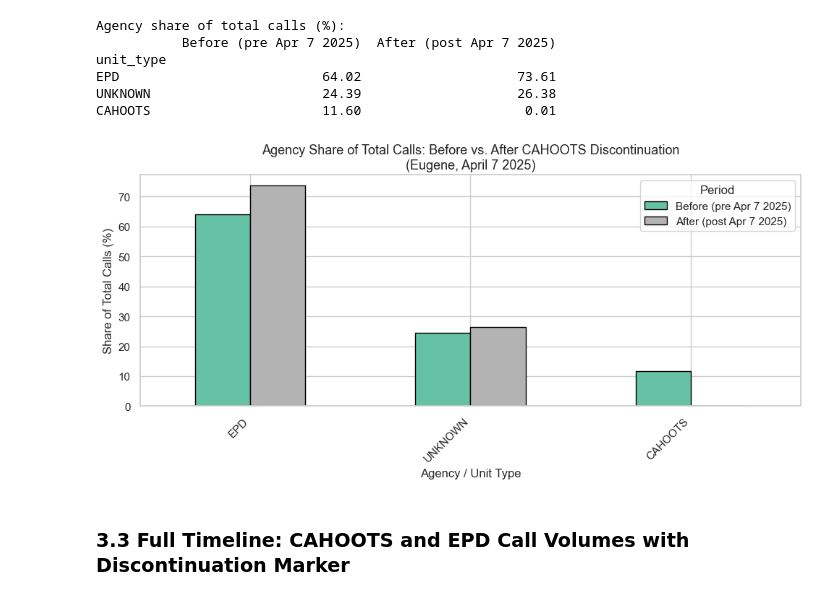
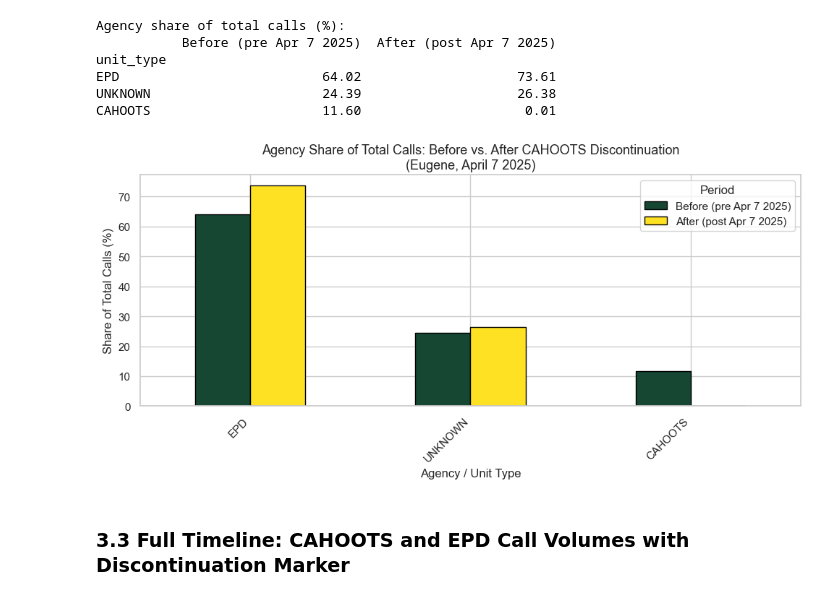
Before and after one commit to ilhanmahmood/dsci410_analyzing_cahoots_call_volumes, a Jupyter notebook: analysis.ipynb, the cells around one changed output. Saved outputs shown, nothing was run; the diff lists cells and outputs as text; code cells hidden in the pictures.

```diff
--- a/analysis.ipynb
+++ b/analysis.ipynb
@@ -329,18 +349,18 @@ UNKNOWN                      24.39                    26.38
 CAHOOTS                      11.60                     0.01
 # %%
 # Grouped bar chart: agency share before vs. after discontinuation
-share_table.plot(kind='bar', figsize=(10, 5), colormap='Set2', edgecolor='black')
+share_table.plot(kind='bar', figsize=(10, 5), color=['#154733', '#FEE123'], edgecolor='black')
 
 plt.title('Agency Share of Total Calls: Before vs. After CAHOOTS Discontinuation\n(Eugene, April 7 2025)', fontsize=13)
 plt.xlabel('Agency / Unit Type')
 plt.ylabel('Share of Total Calls (%)')
 plt.xticks(rotation=45, ha='right')
 plt.legend(title='Period')
 plt.tight_layout()
 plt.savefig('figures/agency_share_pre_post.png', dpi=150)
 plt.show()
 # %% [output]
-[figure, old version]
+[figure, new version]
 # %% [markdown]
 ### 3.3 Full Timeline: CAHOOTS and EPD Call Volumes with Discontinuation Marker
 # %%
```
Also changed, not shown: parts of 29 cells of this notebook, 18 other files.
